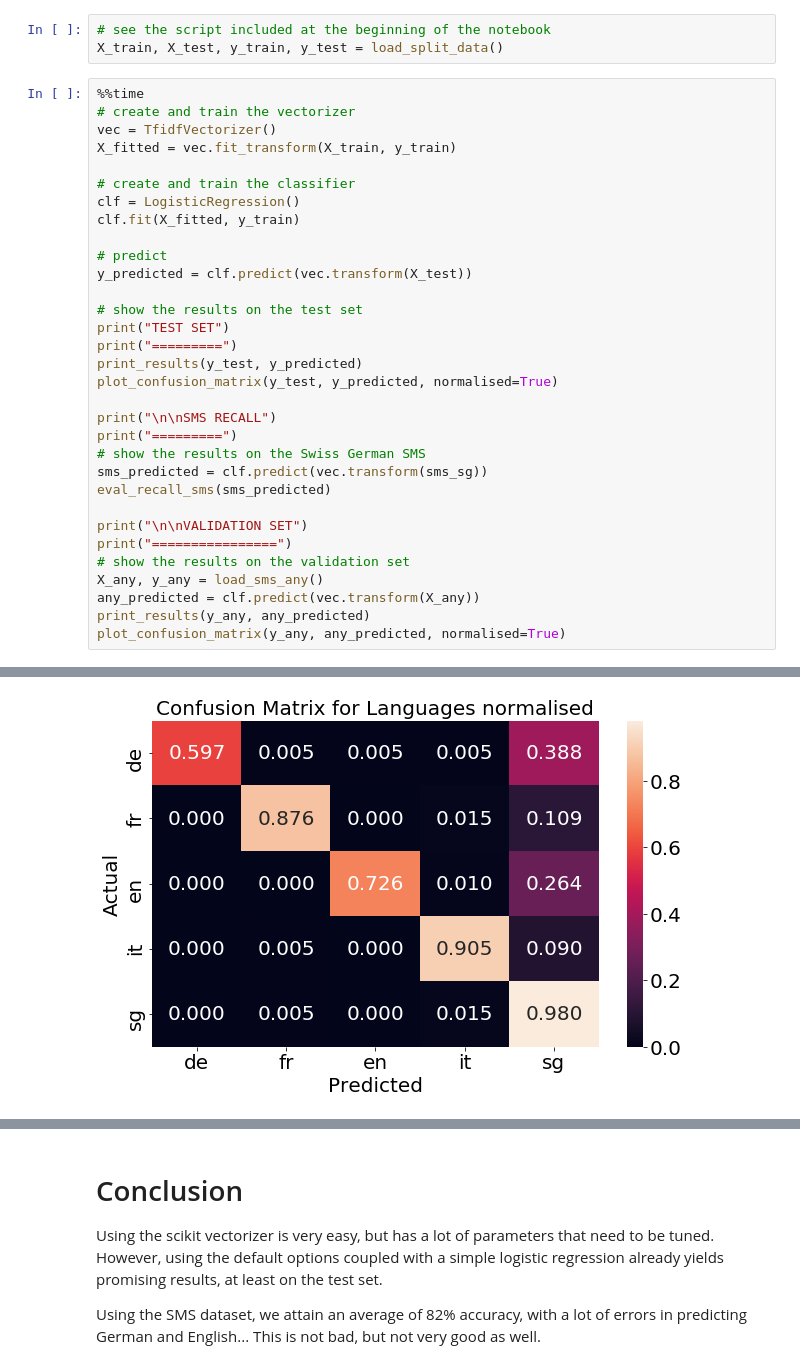
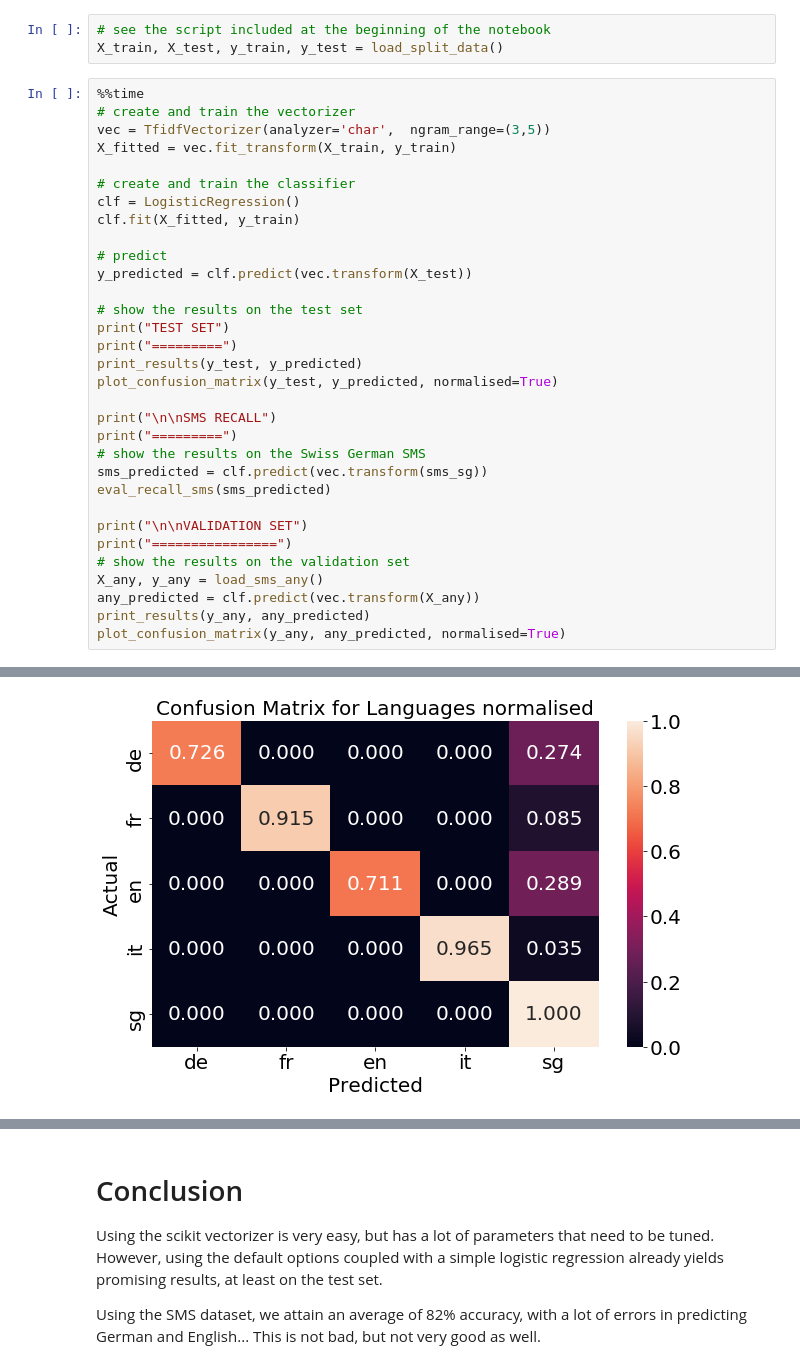
Before and after one commit to derlin/SwigSpot_Schwyzertuutsch-Spotting, a Jupyter notebook: language-detection/notebooks/03-TfidfVectorizer.ipynb, the cells around one changed output, grey strips where cells are left out. Drawn from its saved outputs; the diff is of its cells as text.

```diff
--- a/language-detection/notebooks/03-TfidfVectorizer.ipynb
+++ b/language-detection/notebooks/03-TfidfVectorizer.ipynb
@@ -90,7 +90,7 @@ X_train, X_test, y_train, y_test = load_split_data()
 # %%
 %%time
 # create and train the vectorizer
-vec = TfidfVectorizer()
+vec = TfidfVectorizer(analyzer='char',  ngram_range=(3,5))
 X_fitted = vec.fit_transform(X_train, y_train)
 
 # create and train the classifier
@@ -152 +154 @@ avg / total     0.8929    0.8169    0.8268      1005
-[figure, old version]
+[figure, new version]
```
Also changed, not shown: parts of 4 cells of this notebook, 17 other files.
